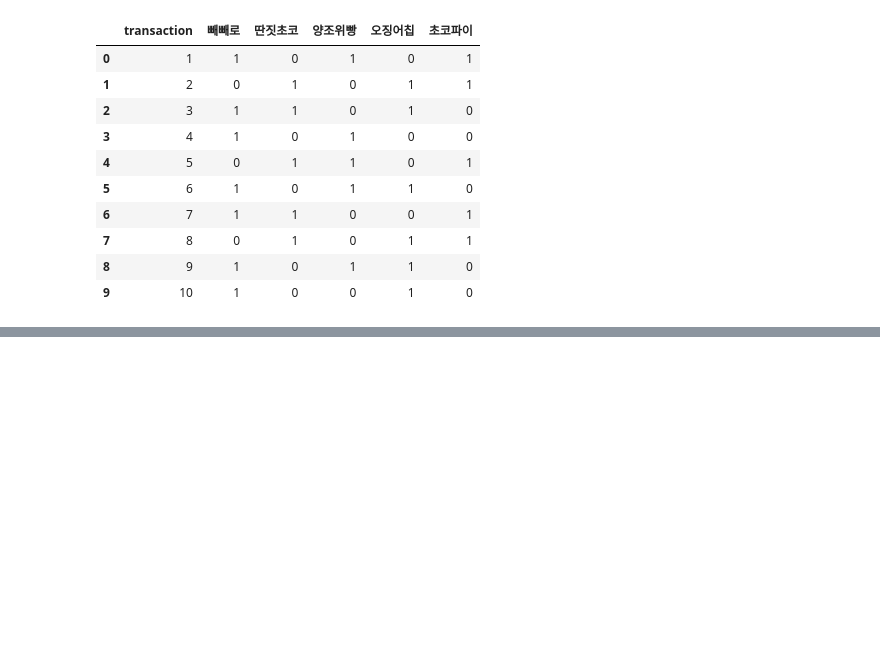
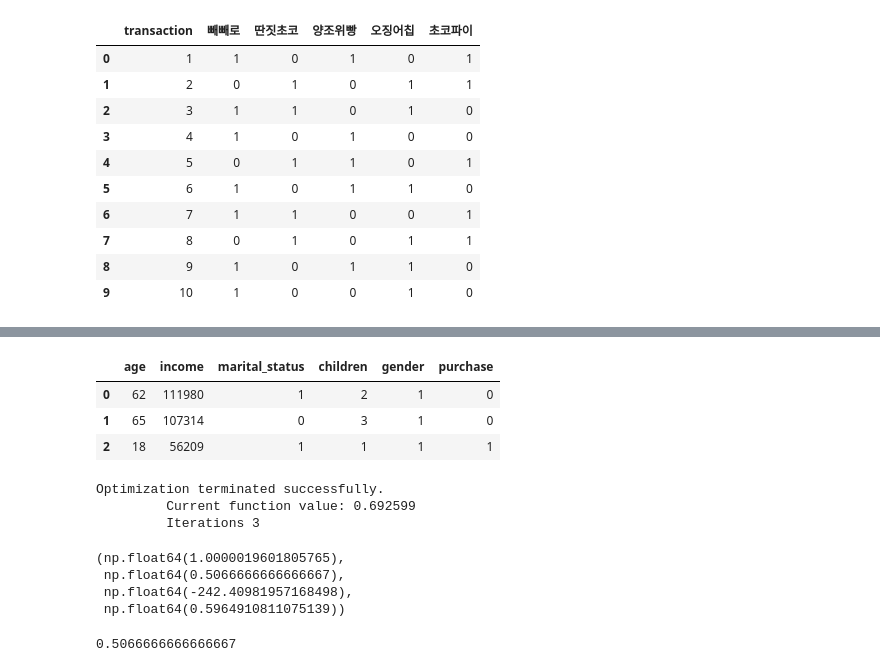
Before and after one commit to extraordinarySumiLee/BigData_Analysis_Exam, a Jupyter notebook: T3.ipynb, the cells around one changed output, grey strips where cells are left out. Saved outputs shown, nothing was run; the diff lists cells and outputs as text; code cells hidden in the pictures; blank space fills up the shorter version.

```diff
--- a/T3.ipynb
+++ b/T3.ipynb
@@ -440,0 +643,47 @@ pepero = df['빼빼로'].sum()
+# %%
+import pandas as pd
+from sklearn.model_selection import train_test_split
+
+df = pd.read_csv(r"C:\Users\user\Desktop\GitHub\BigData_Analysis_Exam\Data\Customer_Data.csv")
+display(df.head(3))
+# %% [output]
+|  | age | income | marital_status | children | gender | purchase |
+| 0 | 62 | 111980 | 1 | 2 | 1 | 0 |
+| 1 | 65 | 107314 | 0 | 3 | 1 | 0 |
+| 2 | 18 | 56209 | 1 | 1 | 1 | 1 |
+# %%
+from statsmodels.formula.api import logit
+import numpy as np
+
+# 데이터셋 분할
+train = df.iloc[:350]
+test = df.iloc[350:]
+## train_test_split 으로 가르면 랜덤으로 갈리기때문에 시계열 데이터에서 사용하면 안된다.
+## 그러나 여기서는 그냥 리스트 숫자로 갈라버린 듯
+
+# 문제 1-1: income 변수를 독립변수로 purchase를 종속변수로 사용하여 로지스틱 회귀 모형을 만들고,
+# income 변수가 한 단위 증가할 때 구매할 오즈비 값을 계산
+model_income = logit('purchase ~ income',data=train)
+result_income = model_income.fit()
+'''
+변수의 인덱스 순서는 상관 없음. logit 함수는 열 이름 기반으로 매핑하기 때문에
+
+logit 은 로지스틱 회귀 모형을 만드는 것.
+: 가중치나 회귀계수 값들이 결정되지 않은 채, 껍데기 (변수들의 연결 관계 구속조건) 만 만들어진 상태
+
+model.fit()
+: 설계된 미지의 함수 시스템에 실제 데이터를 주입하여 오차를 최소화하는 최적의 고유파라미터를 찾아내고 명령
+내부적으로 뉴턴-랩슨 (Newton-Raphson) 같은 수치해석적 반복 최적화 알고리즘을 가동함.
+'''
+
+# 오즈비 계산
+odds_ratio_income = np.exp(result_income.params['income'])
+'''
+ 오즈비 : 실대 대비 성공의 비율
+ 로지스틱 회귀 분석은 확률을 구하고 (범위가 [0,1] 이라 직선으로 추정 불가) 오즈를 구한 다음 로즈 오그를 구한다.
+  그래서 오즈비도 exp 가 들어간다.
+    '''
+# %% [output]
+Optimization terminated successfully.
+         Current function value: 0.692599
+         Iterations 3
@@ -440,0 +710,13 @@ pepero = df['빼빼로'].sum()
+# %%
+odds_ratio_income, accuracy_income, log_likelihood_income, p_value_income
+# %% [output]
+(np.float64(1.0000019601805765),
+ np.float64(0.5066666666666667),
+ np.float64(-242.40981957168498),
+ np.float64(0.5964910811075139))
+# %%
+# 정확도 사이킷런 활용
+from sklearn.metrics import accuracy_score
+accuracy_score(test['purchase'],predicted_classes_income)
+# %% [output]
+0.5066666666666667
```
Also changed, not shown: parts of 55 cells of this notebook, 5 other files.
